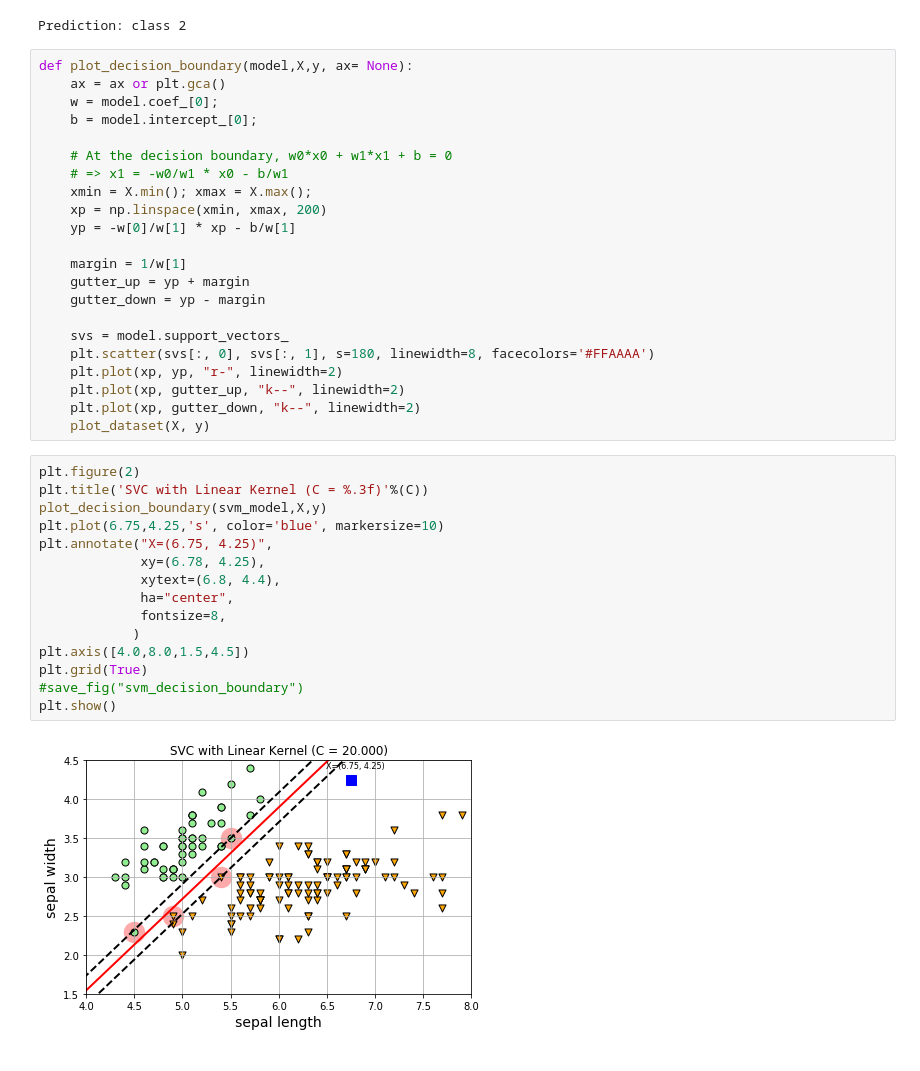
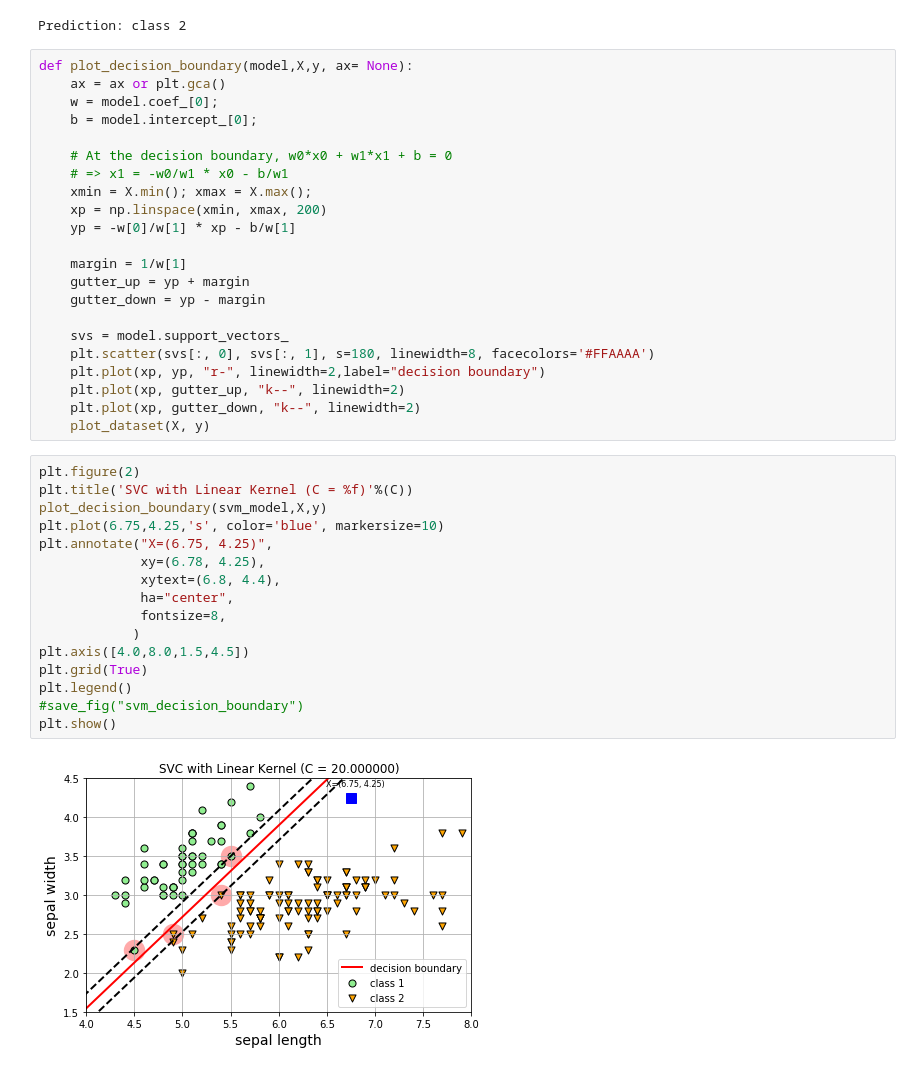
Before and after one commit to csikasote/CSC4792-2019, a Jupyter notebook: classification/SVM/svm.ipynb, the cells around one changed output. Drawn from its saved outputs; the diff is of its cells as text.

```diff
--- a/classification/SVM/svm.ipynb
+++ b/classification/SVM/svm.ipynb
@@ -126,24 +126,25 @@ def plot_decision_boundary(model,X,y, ax= None):
 
     svs = model.support_vectors_
     plt.scatter(svs[:, 0], svs[:, 1], s=180, linewidth=8, facecolors='#FFAAAA')
-    plt.plot(xp, yp, "r-", linewidth=2)
+    plt.plot(xp, yp, "r-", linewidth=2,label="decision boundary")
     plt.plot(xp, gutter_up, "k--", linewidth=2)
     plt.plot(xp, gutter_down, "k--", linewidth=2)
     plot_dataset(X, y)
 # %%
 plt.figure(2)
-plt.title('SVC with Linear Kernel (C = %.3f)'%(C))
+plt.title('SVC with Linear Kernel (C = %f)'%(C))
 plot_decision_boundary(svm_model,X,y)
 plt.plot(6.75,4.25,'s', color='blue', markersize=10)
 plt.annotate("X=(6.75, 4.25)",
              xy=(6.78, 4.25),
              xytext=(6.8, 4.4),
              ha="center",
              fontsize=8,
             )
 plt.axis([4.0,8.0,1.5,4.5])
 plt.grid(True)
+plt.legend()
 #save_fig("svm_decision_boundary")
 plt.show()
 # %% [output]
-[figure, old version]
+[figure, new version]
```
Also changed, not shown: parts of 1 cell of this notebook.
